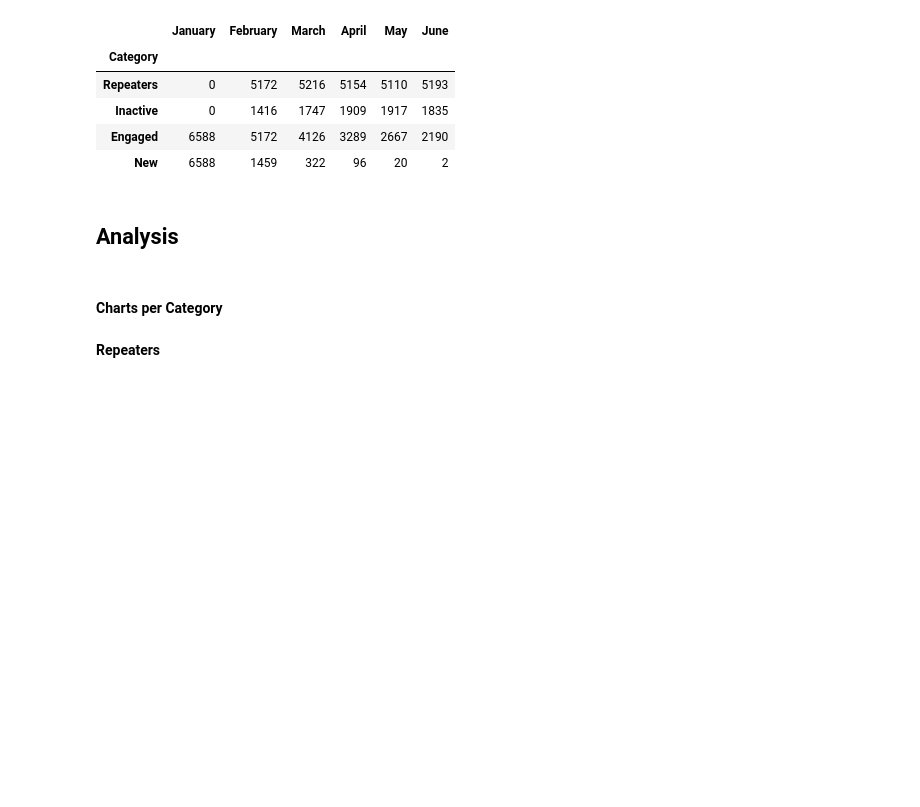
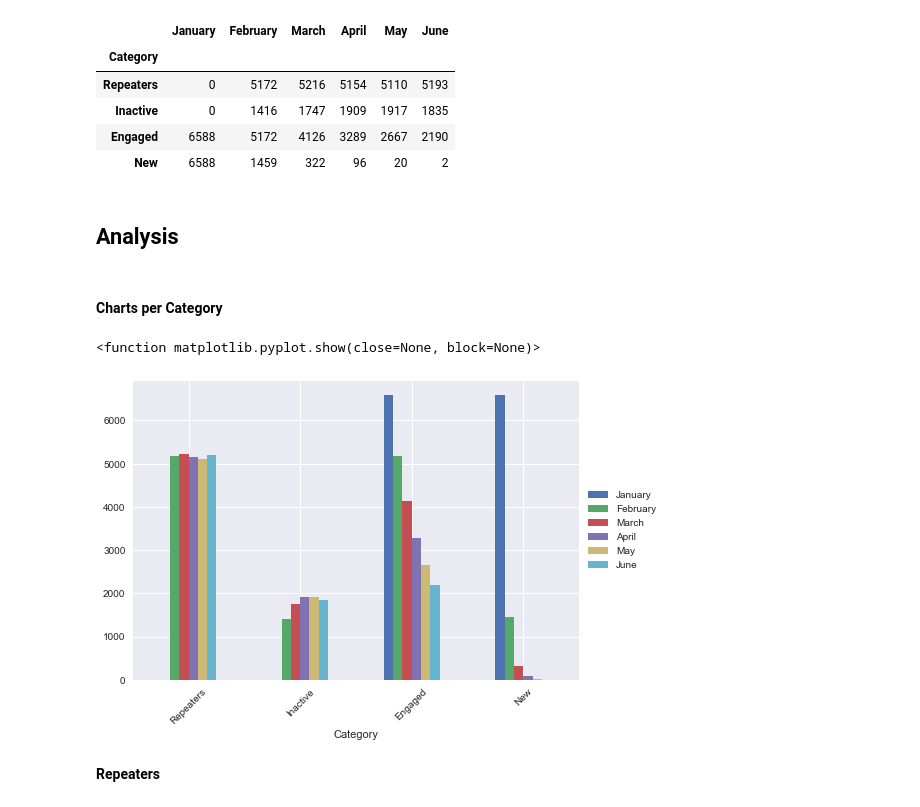
Before and after one commit to dnnpd/project-adhoc, a Jupyter notebook: [3]Category.ipynb, the cells around one changed output. Drawn from its saved outputs; the diff is of its cells as text; code cells hidden in the pictures; blank space fills up the shorter version.

```diff
--- a/[3]Category.ipynb
+++ b/[3]Category.ipynb
@@ -114,6 +113,13 @@ import matplotlib.pyplot as plt
 plt.style.use('seaborn')
 # %% [markdown]
 #### Charts per Category
+# %%
+compiled.plot(y=["January", "February", "March", "April", "May", "June"], kind="bar",rot=45)
+plt.legend(loc='center left', bbox_to_anchor=(1, 0.5)) # https://stackoverflow.com/questions/23556153/how-to-put-legend-outside-the-plot-with-pandas
+plt.show
+# %% [output]
+<function matplotlib.pyplot.show(close=None, block=None)>
+[figure, added]
 # %% [markdown]
 __Repeaters__
 # %%
```
Also changed, not shown: parts of 7 cells of this notebook, 2 other files.
